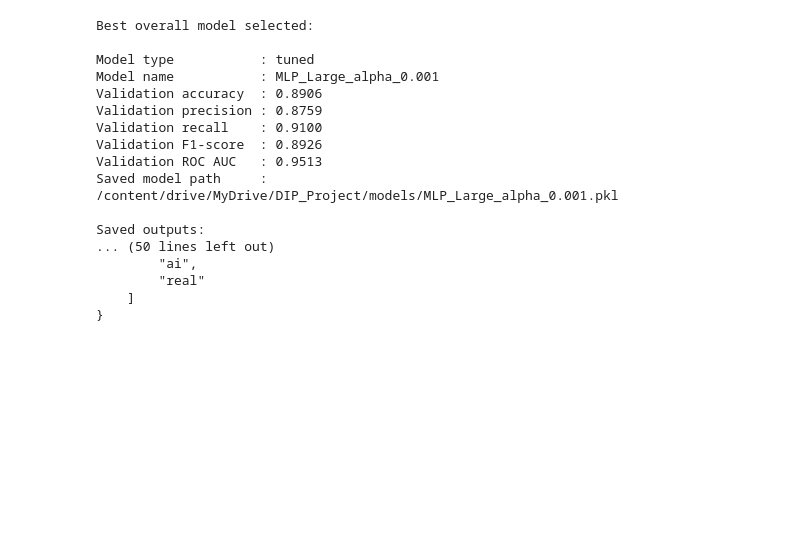
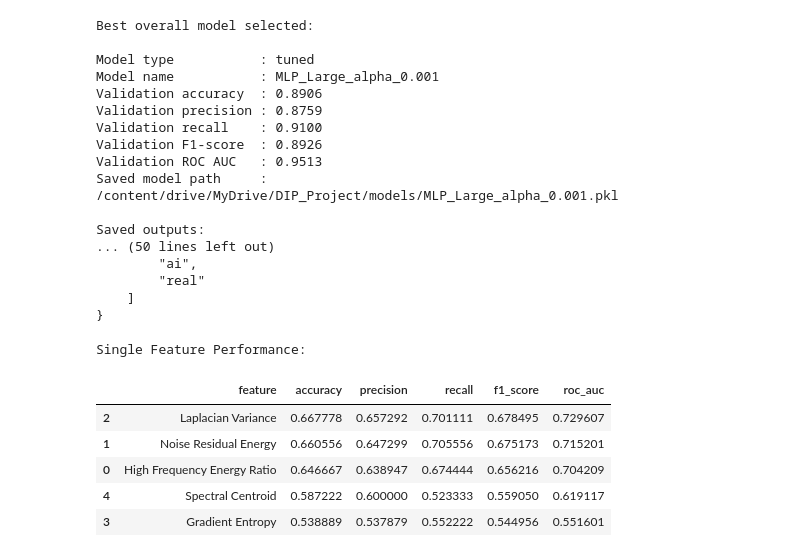
Before and after one commit to pgailinas/dip-ai-image-detection, a Jupyter notebook: notebooks/08_Validate_and_Tune_Model.ipynb, the cells around one changed output. Drawn from its saved outputs; the diff is of its cells as text; code cells hidden in the pictures; blank space fills up the shorter version.

```diff
--- a/notebooks/08_Validate_and_Tune_Model.ipynb
+++ b/notebooks/08_Validate_and_Tune_Model.ipynb
@@ -896,3 +896,57 @@ Saved outputs:
         "real"
     ]
 }
+# %%
+# ============================================================
+# Cell 9: Single-Feature Performance Comparison
+# ============================================================
+
+from sklearn.neural_network import MLPClassifier
+from sklearn.metrics import accuracy_score, precision_score, recall_score, f1_score, roc_auc_score
+
+selected_features = [
+    "High Frequency Energy Ratio",
+    "Noise Residual Energy",
+    "Laplacian Variance",
+    "Gradient Entropy",
+    "Spectral Centroid"
+]
+
+single_feature_results = []
+
+for feature in selected_features:
+    X_train_single = X_train_df[[feature]]
+    X_val_single   = X_validation_df[[feature]]   # <-- fixed
+
+    model = MLPClassifier(
+        hidden_layer_sizes=(16,),
+        max_iter=200,
+        random_state=42
+    )
+
+    model.fit(X_train_single, y_train)
+
+    y_pred = model.predict(X_val_single)
+    y_prob = model.predict_proba(X_val_single)[:, 1]
+
+    single_feature_results.append({
+        "feature": feature,
+        "accuracy": accuracy_score(y_validation, y_pred),
+        "precision": precision_score(y_validation, y_pred),
+        "recall": recall_score(y_validation, y_pred),
+        "f1_score": f1_score(y_validation, y_pred),
+        "roc_auc": roc_auc_score(y_validation, y_prob)
+    })
+
+single_feature_df = pd.DataFrame(single_feature_results).sort_values(by="roc_auc", ascending=False)
+
+print("Single Feature Performance:")
+display(single_feature_df)
+# %% [output]
+Single Feature Performance:
+|  | feature | accuracy | precision | recall | f1_score | roc_auc |
+| 2 | Laplacian Variance | 0.667778 | 0.657292 | 0.701111 | 0.678495 | 0.729607 |
+| 1 | Noise Residual Energy | 0.660556 | 0.647299 | 0.705556 | 0.675173 | 0.715201 |
+| 0 | High Frequency Energy Ratio | 0.646667 | 0.638947 | 0.674444 | 0.656216 | 0.704209 |
+| 4 | Spectral Centroid | 0.587222 | 0.600000 | 0.523333 | 0.559050 | 0.619117 |
+| 3 | Gradient Entropy | 0.538889 | 0.537879 | 0.552222 | 0.544956 | 0.551601 |
```
Also changed, not shown: parts of 1 cell of this notebook.
